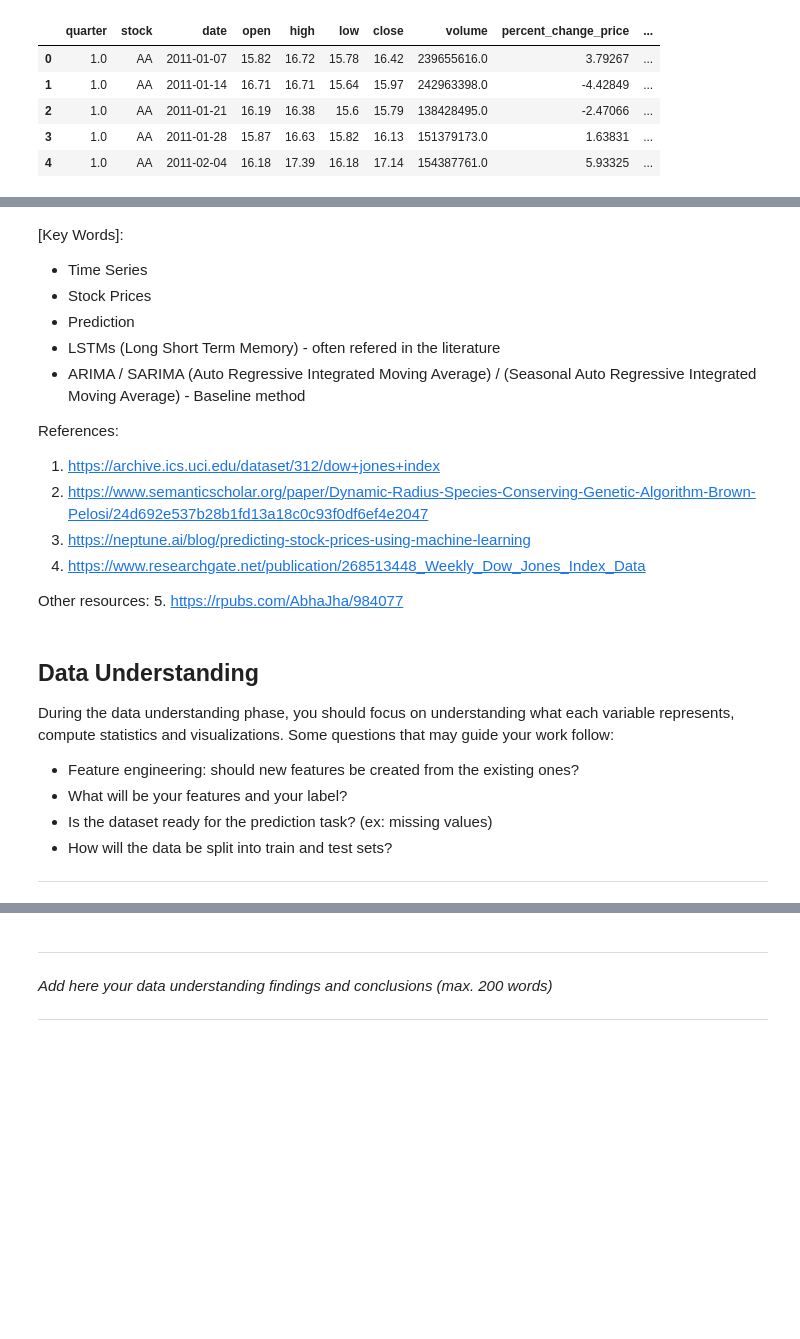
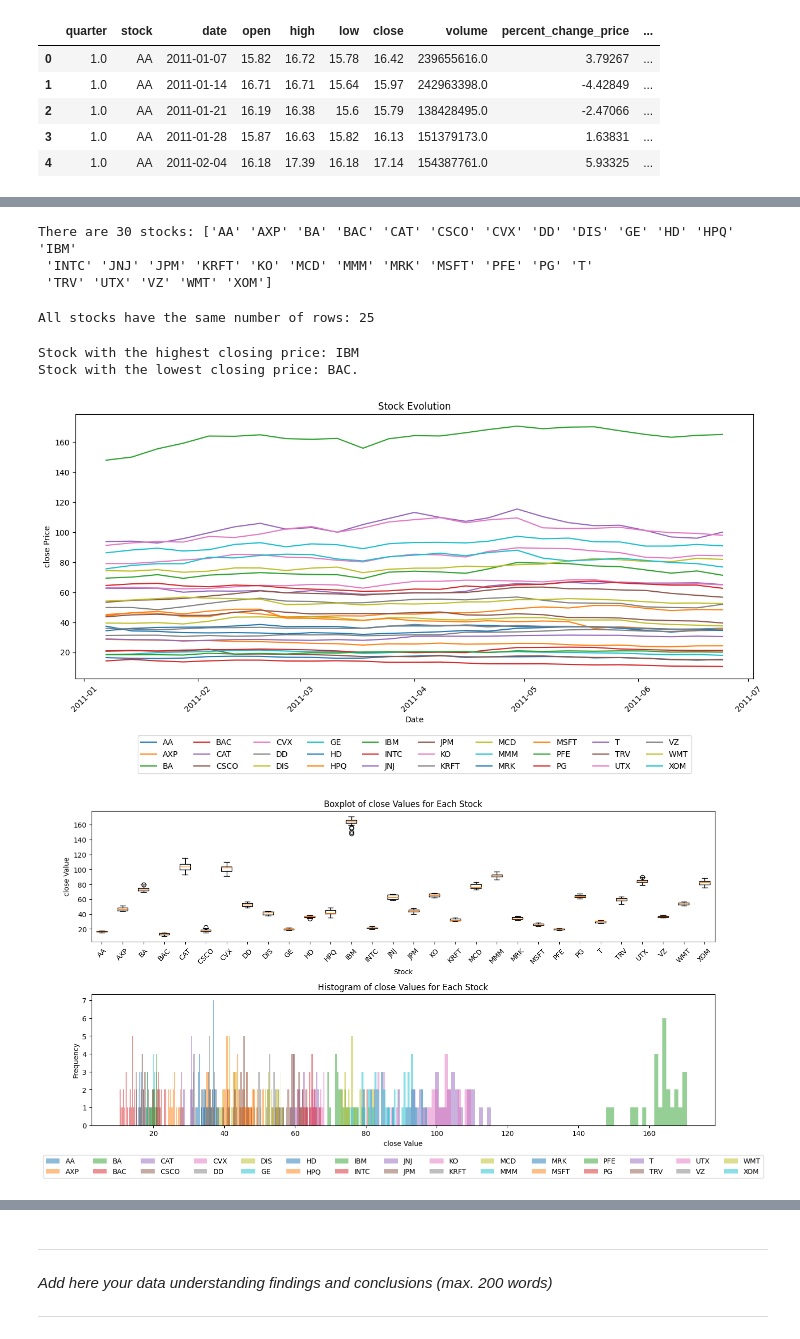
Before and after one commit to CarolinaRuivo/dowjones-index, a Jupyter notebook: template.ipynb, the cells around one changed output, grey strips where cells are left out. Cells and saved outputs as stored; diff of their text form; code cells hidden in the pictures; blank space fills up the shorter version.

```diff
--- a/template.ipynb
+++ b/template.ipynb
@@ -354,25 +391,0 @@ Here you should conduct a brief analysis of what is Dow Jones Index. You can enu
-# %% [markdown]
-[Key Words]:
- - Time Series
- - Stock Prices
- - Prediction
- - LSTMs (Long Short Term Memory) - often refered in the literature
- - ARIMA / SARIMA (Auto Regressive Integrated Moving Average) / (Seasonal Auto Regressive Integrated Moving Average) - Baseline method
-
-References:
-1. https://archive.ics.uci.edu/dataset/312/dow+jones+index
-2. https://www.semanticscholar.org/paper/Dynamic-Radius-Species-Conserving-Genetic-Algorithm-Brown-Pelosi/24d692e537b28b1fd13a18c0c93f0df6ef4e2047
-3. https://neptune.ai/blog/predicting-stock-prices-using-machine-learning
-4. https://www.researchgate.net/publication/268513448_Weekly_Dow_Jones_Index_Data
-
-Other resources:
-5. https://rpubs.com/AbhaJha/984077
-# %% [markdown]
-## Data Understanding
-During the data understanding phase, you should focus on understanding what each variable represents, compute statistics and visualizations. Some questions that may guide your work follow:
-* Feature engineering: should new features be created from the existing ones?
-* What will be your features and your label?
-* Is the dataset ready for the prediction task? (ex: missing values)
-* How will the data be split into train and test sets?
-
------
@@ -382,0 +392,6 @@ During the data understanding phase, you should focus on understanding what each
+# %%
+print(f"There are {len(df['stock'].unique())} stocks: {df['stock'].unique()}")
+# %% [output]
+There are 30 stocks: ['AA' 'AXP' 'BA' 'BAC' 'CAT' 'CSCO' 'CVX' 'DD' 'DIS' 'GE' 'HD' 'HPQ' 'IBM'
+ 'INTC' 'JNJ' 'JPM' 'KRFT' 'KO' 'MCD' 'MMM' 'MRK' 'MSFT' 'PFE' 'PG' 'T'
+ 'TRV' 'UTX' 'VZ' 'WMT' 'XOM']
@@ -382,0 +421,11 @@ During the data understanding phase, you should focus on understanding what each
+# %%
+get_nr_rows_per_stock(df['stock'])
+# %% [output]
+All stocks have the same number of rows: 25
+# %%
+stock_with_max_close = df.loc[df['close'].idxmax(), 'stock']
+stock_with_min_close = df.loc[df['close'].idxmin(), 'stock']
+print(f"Stock with the highest closing price: {stock_with_max_close} \nStock with the lowest closing price: {stock_with_min_close}.")
+# %% [output]
+Stock with the highest closing price: IBM
+Stock with the lowest closing price: BAC.
@@ -382,0 +483,5 @@ During the data understanding phase, you should focus on understanding what each
+# %%
+data_evolution_and_distribution('close')
+# %% [output]
+[figure, added]
+[figure, added]
```
Also changed, not shown: parts of 27 cells of this notebook.
